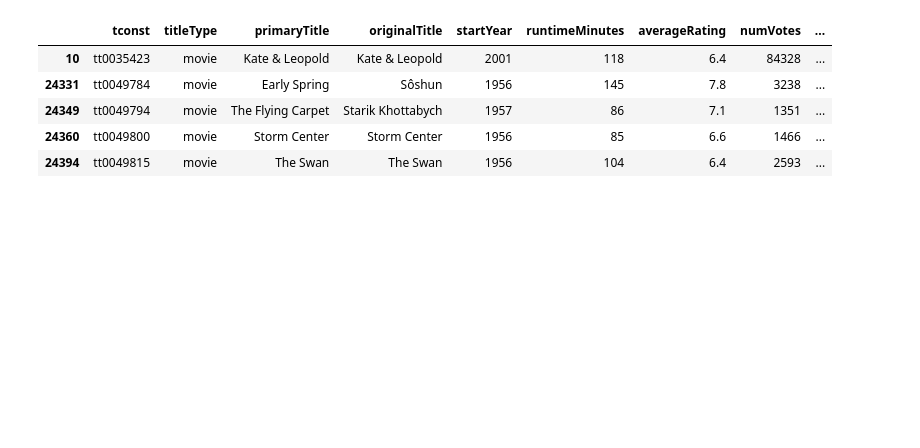
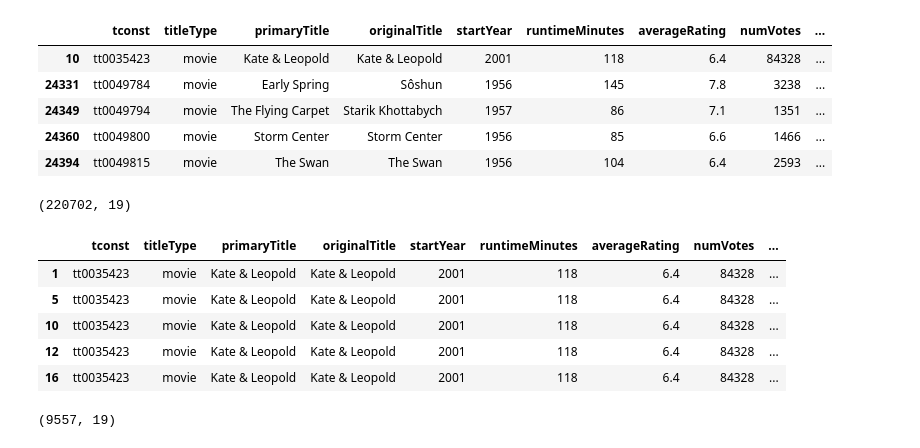
Before and after one commit to davidk1401/IMDb-movie-data, a Jupyter notebook: Adding-Region-And-Language-Columns.ipynb, the cells around one changed output. Drawn from its saved outputs; the diff is of its cells as text; code cells hidden in the pictures; blank space fills up the shorter version.

```diff
--- a/Adding-Region-And-Language-Columns.ipynb
+++ b/Adding-Region-And-Language-Columns.ipynb
@@ -72,3 +118,21 @@ df2.head()
 | 24349 | tt0049794 | movie | The Flying Carpet | Starik Khottabych | 1957 | 86 | 7.1 | 1351 | ... |
 | 24360 | tt0049800 | movie | Storm Center | Storm Center | 1956 | 85 | 6.6 | 1466 | ... |
 | 24394 | tt0049815 | movie | The Swan | The Swan | 1956 | 104 | 6.4 | 2593 | ... |
+# %%
+df3 = df[(df['originalTitle'] == df['title'])]
+df3.shape
+# %% [output]
+(220702, 19)
+# %%
+df3.head()
+# %% [output]
+|  | tconst | titleType | primaryTitle | originalTitle | startYear | runtimeMinutes | averageRating | numVotes | ... |
+| 1 | tt0035423 | movie | Kate & Leopold | Kate & Leopold | 2001 | 118 | 6.4 | 84328 | ... |
+| 5 | tt0035423 | movie | Kate & Leopold | Kate & Leopold | 2001 | 118 | 6.4 | 84328 | ... |
+| 10 | tt0035423 | movie | Kate & Leopold | Kate & Leopold | 2001 | 118 | 6.4 | 84328 | ... |
+| 12 | tt0035423 | movie | Kate & Leopold | Kate & Leopold | 2001 | 118 | 6.4 | 84328 | ... |
+| 16 | tt0035423 | movie | Kate & Leopold | Kate & Leopold | 2001 | 118 | 6.4 | 84328 | ... |
+# %%
+df3[(df3['isOriginalTitle'] == 1)].shape
+# %% [output]
+(9557, 19)
```
Also changed, not shown: parts of 10 cells of this notebook.
